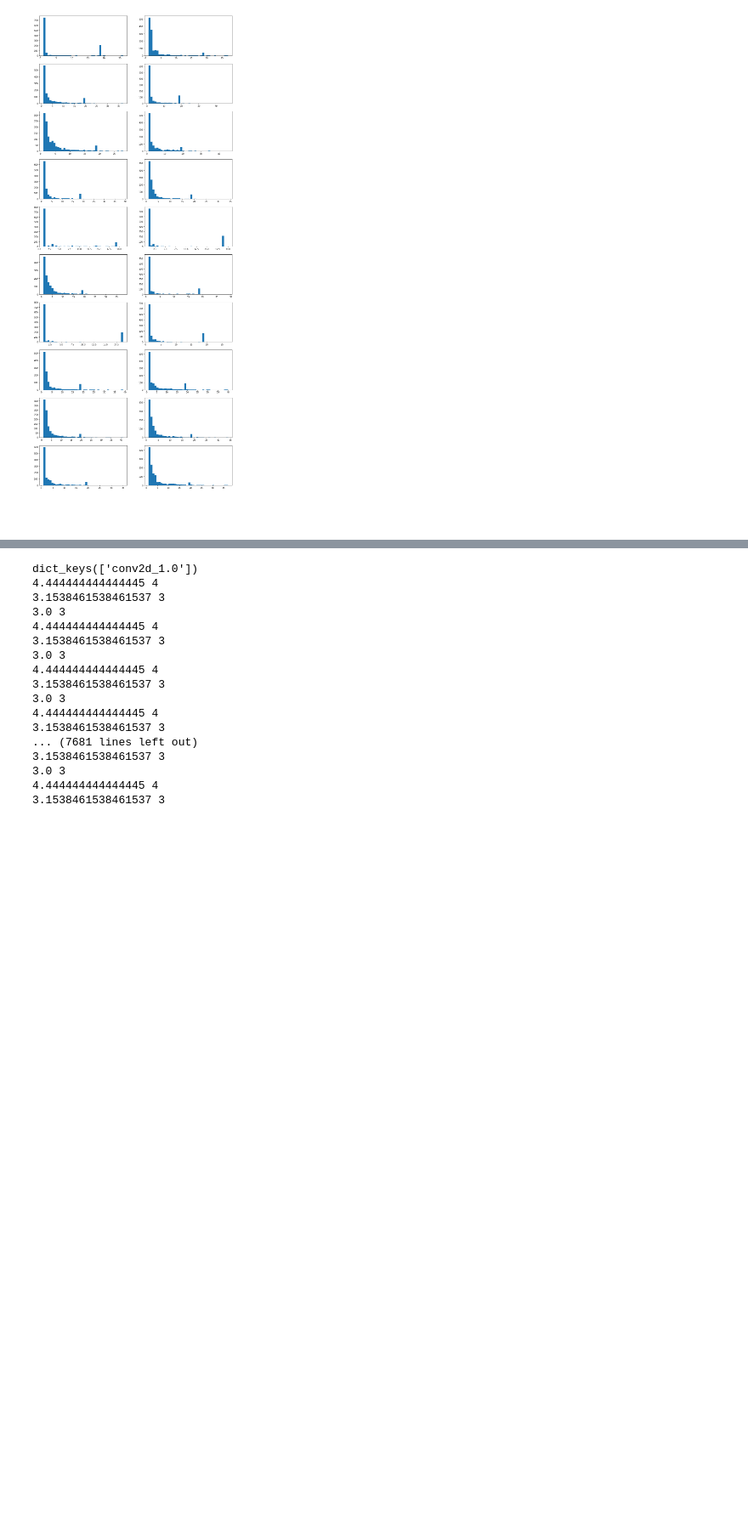
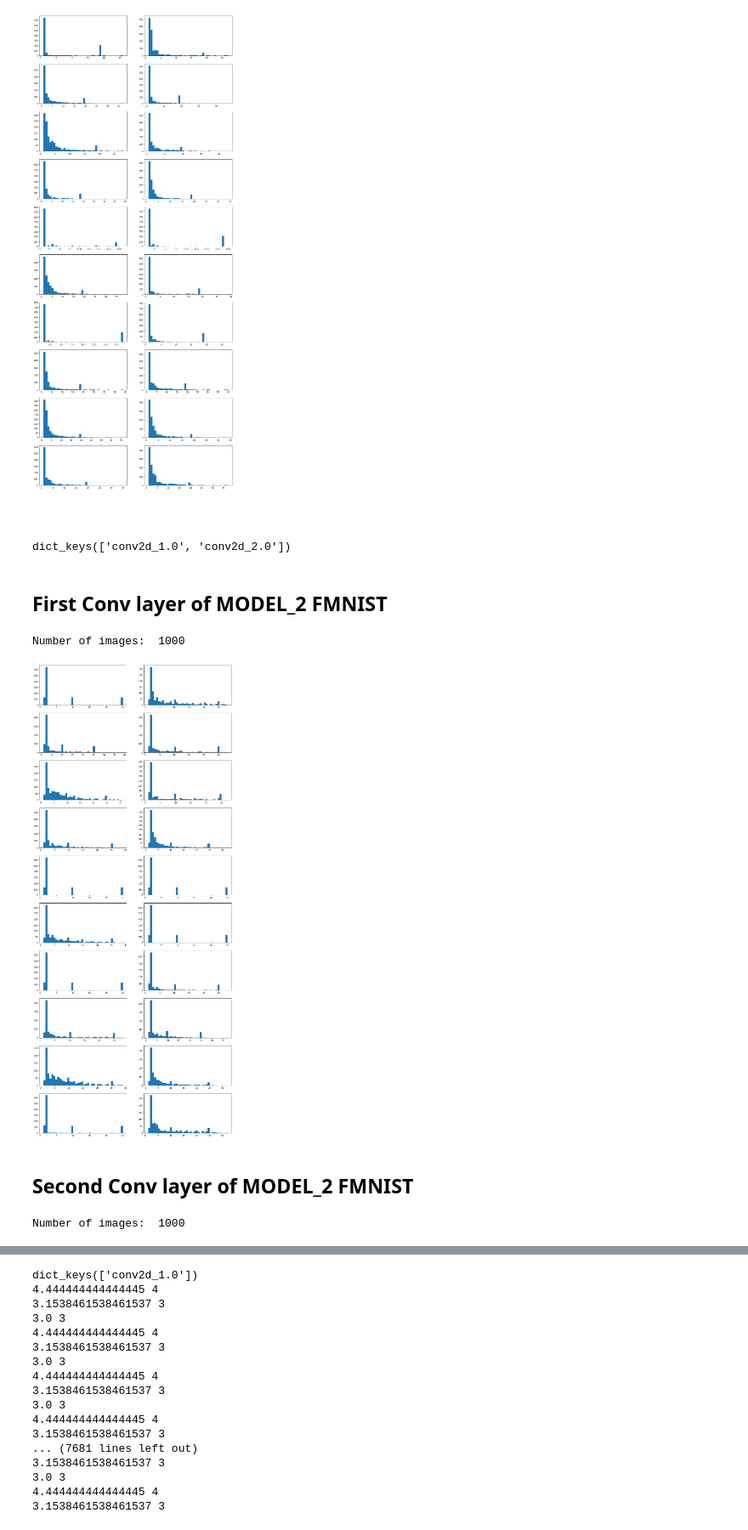
Before and after one commit to R-Gaurav/SpikingMaxPooling, a Jupyter notebook: misc/Investigating_MaxPooling_Outputs_CIFAR10.ipynb, the cells around one changed output, grey strips where cells are left out. Shown at 85% size. Drawn from its saved outputs; the diff is of its cells as text; code cells hidden in the pictures; blank space fills up the shorter version.

```diff
--- a/misc/Investigating_MaxPooling_Outputs_CIFAR10.ipynb
+++ b/misc/Investigating_MaxPooling_Outputs_CIFAR10.ipynb
@@ -344,3 +344,47 @@ for i in range(20):
 [figure]
 # %% [markdown]
 # ##################################################################
+# %%
+fmnist_otpt = np.load("/home/rgaurav/projects/def-anarayan/rgaurav/spiking_investigation/experiment_outputs/"
+                      "fashion_mnist/model_2/ndl_train_test_results/ndl_test_only_results/layer_probes_otpt.npy",
+                      allow_pickle=True)
+print(fmnist_otpt.item().keys())
+# %% [output]
+dict_keys(['conv2d_1.0', 'conv2d_2.0'])
+# %% [markdown]
+## First Conv layer of MODEL_2 FMNIST
+# %%
+fmnist_otpt_conv1 = fmnist_otpt.item()["conv2d_1.0"]
+print("Number of images: ", len(fmnist_otpt_conv1))
+dikt = {}
+for i, mat in enumerate(fmnist_otpt_conv1[:20]): # For first 20 images.
+  neurons_isi = []
+  for neuron in range(mat.shape[1]):
+    isi_lst = get_isi(mat[:, neuron])
+    if isi_lst:
+      neurons_isi.append(np.mean(isi_lst))
+  dikt[i] = neurons_isi
+# %% [output]
+Number of images:  1000
+# %%
+fig, axs = plt.subplots(10, 2, figsize=(16, 40))
+for i in range(20):
+  row, col = i//2, i%2
+  axs[row, col].hist(dikt[i], bins=40)
+# %% [output]
+[figure, added]
+# %% [markdown]
+## Second Conv layer of MODEL_2 FMNIST
+# %%
+fmnist_otpt_conv2 = fmnist_otpt.item()["conv2d_2.0"]
+print("Number of images: ", len(fmnist_otpt_conv2))
+dikt = {}
+for i, mat in enumerate(fmnist_otpt_conv2[:20]): # For first 20 images.
+  neurons_isi = []
+  for neuron in range(mat.shape[1]):
+    isi_lst = get_isi(mat[:, neuron])
+    if isi_lst:
+      neurons_isi.append(np.mean(isi_lst))
+  dikt[i] = neurons_isi
+# %% [output]
+Number of images:  1000
```
Also changed, not shown: parts of 11 cells of this notebook, 9 other files.
